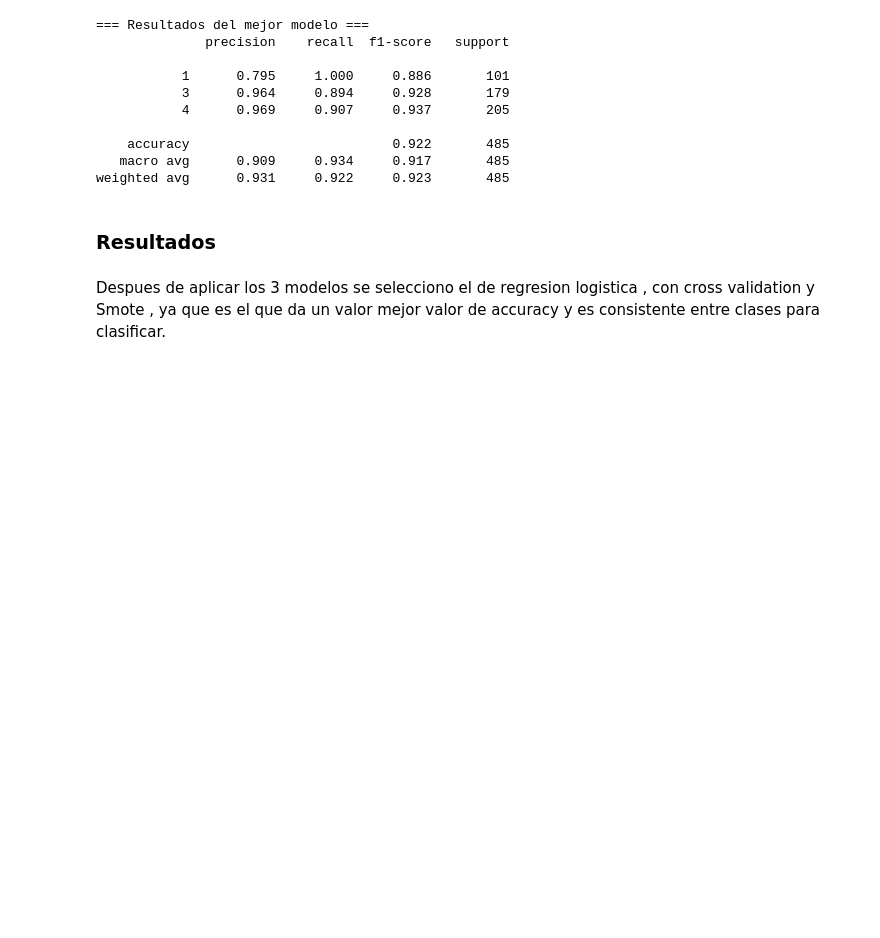
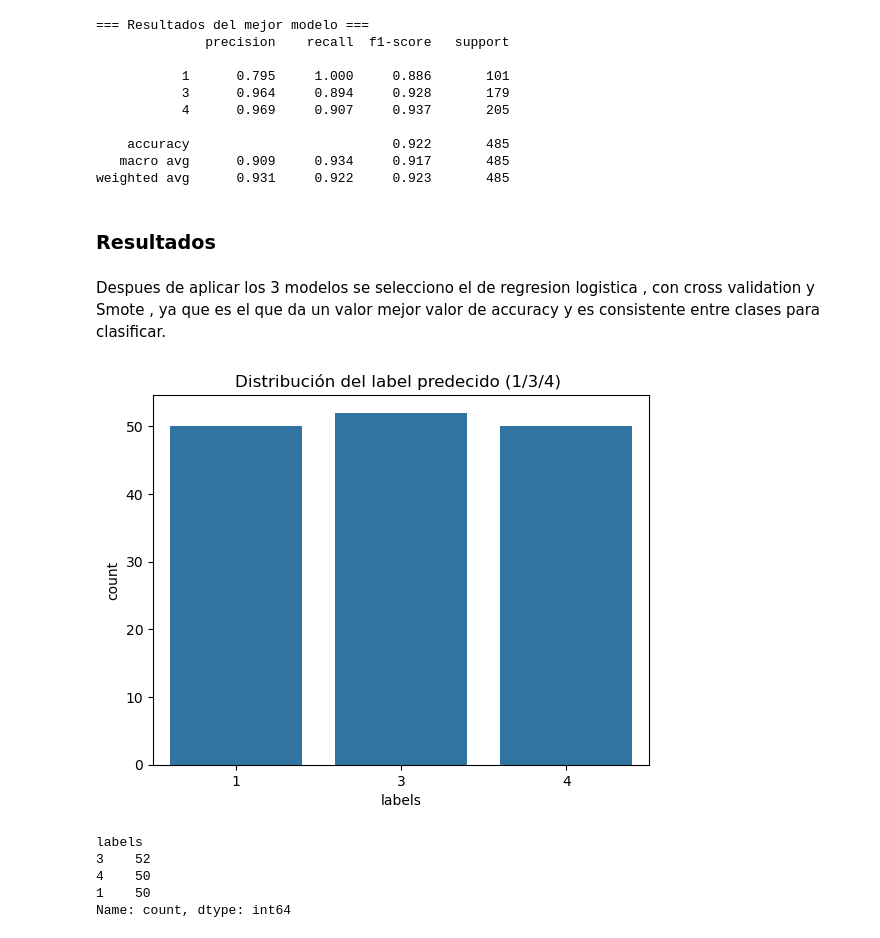
Before and after one commit to Juanin6/Proyecto1-BI, a Jupyter notebook: etapa1.ipynb, the cells around one changed output. Cells and saved outputs as stored; diff of their text form; code cells hidden in the pictures; blank space fills up the shorter version.

```diff
--- a/etapa1.ipynb
+++ b/etapa1.ipynb
@@ -1050,0 +1066,13 @@ df_test.to_csv("predicciones_ONU.csv", index=False, encoding="utf-8")
+# %%
+sns.countplot(x="labels", data=df_test)
+plt.title("Distribución del label predecido (1/3/4) ")
+plt.show()
+
+df_test['labels'].value_counts()
+# %% [output]
+[figure, added]
+labels
+3    52
+4    50
+1    50
+Name: count, dtype: int64
```
Also changed, not shown: parts of 15 cells of this notebook, 1 other file.
